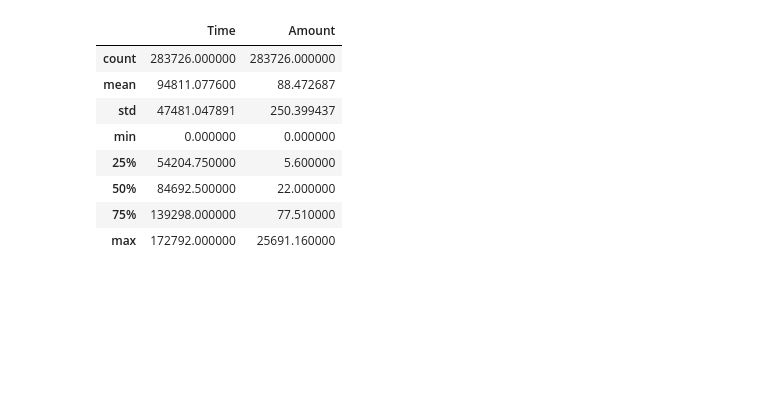
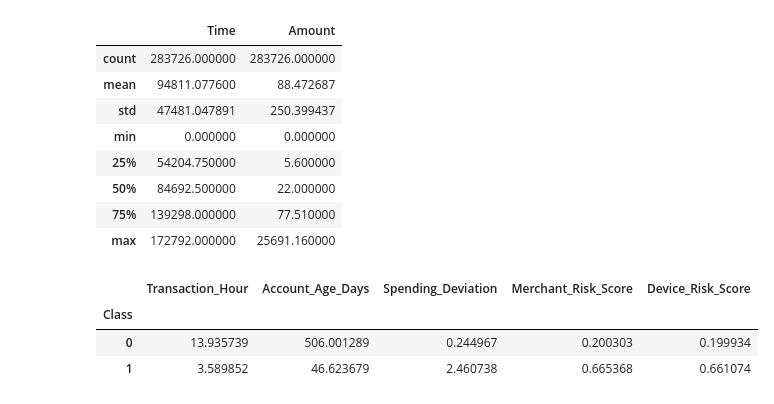
Before and after one commit to lisiya02/Real-Time-Fraud-Detection-API-System, a Jupyter notebook: notebooks/01_eda.ipynb, the cells around one changed output. Drawn from its saved outputs; the diff is of its cells as text; code cells hidden in the pictures; blank space fills up the shorter version.

```diff
--- a/notebooks/01_eda.ipynb
+++ b/notebooks/01_eda.ipynb
@@ -118,3 +118,46 @@ df[["Time", "Amount"]].describe()
 | 50% | 84692.500000 | 22.000000 |
 | 75% | 139298.000000 | 77.510000 |
 | max | 172792.000000 | 25691.160000 |
+# %%
+import numpy as np
+
+np.random.seed(42)  # reproducibility - same random values every time this runs
+
+n_rows = len(df)
+is_fraud = df["Class"].values  # 0 or 1 for each row
+
+# Transaction_Hour: legit skews toward daytime, fraud skews toward late night
+legit_hours = np.random.normal(loc=14, scale=5, size=n_rows)   # centered ~2pm
+fraud_hours = np.random.normal(loc=3, scale=4, size=n_rows)    # centered ~3am
+df["Transaction_Hour"] = np.where(is_fraud == 1, fraud_hours, legit_hours)
+df["Transaction_Hour"] = df["Transaction_Hour"].clip(0, 23).round().astype(int)
+
+# Account_Age_Days: legit skews older, fraud skews newer
+legit_age = np.random.normal(loc=500, scale=300, size=n_rows)
+fraud_age = np.random.normal(loc=40, scale=60, size=n_rows)
+df["Account_Age_Days"] = np.where(is_fraud == 1, fraud_age, legit_age)
+df["Account_Age_Days"] = df["Account_Age_Days"].clip(0, None).round().astype(int)
+
+# Spending_Deviation: legit near 0 (normal spending), fraud skews higher (unusual amount)
+legit_dev = np.random.normal(loc=0.2, scale=0.3, size=n_rows)
+fraud_dev = np.random.normal(loc=2.5, scale=1.2, size=n_rows)
+df["Spending_Deviation"] = np.where(is_fraud == 1, fraud_dev, legit_dev)
+df["Spending_Deviation"] = df["Spending_Deviation"].clip(0, None).round(3)
+
+# Merchant_Risk_Score: 0-1, legit skews low, fraud skews high
+legit_merchant = np.random.beta(2, 8, size=n_rows)   # skews low
+fraud_merchant = np.random.beta(6, 3, size=n_rows)   # skews high
+df["Merchant_Risk_Score"] = np.where(is_fraud == 1, fraud_merchant, legit_merchant).round(3)
+
+# Device_Risk_Score: 0-1, same idea
+legit_device = np.random.beta(2, 8, size=n_rows)
+fraud_device = np.random.beta(6, 3, size=n_rows)
+df["Device_Risk_Score"] = np.where(is_fraud == 1, fraud_device, legit_device).round(3)
+
+df[["Class", "Transaction_Hour", "Account_Age_Days", "Spending_Deviation",
+    "Merchant_Risk_Score", "Device_Risk_Score"]].groupby("Class").mean()
+# %% [output]
+|  | Transaction_Hour | Account_Age_Days | Spending_Deviation | Merchant_Risk_Score | Device_Risk_Score |
+| Class |  |  |  |  |  |
+| 0 | 13.935739 | 506.001289 | 0.244967 | 0.200303 | 0.199934 |
+| 1 | 3.589852 | 46.623679 | 2.460738 | 0.665368 | 0.661074 |
```
Also changed, not shown: parts of 6 cells of this notebook, 4 other files.
